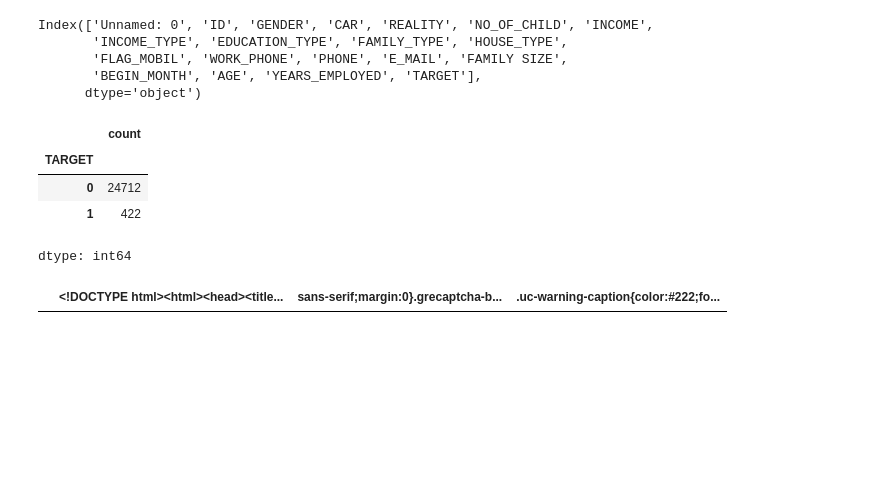
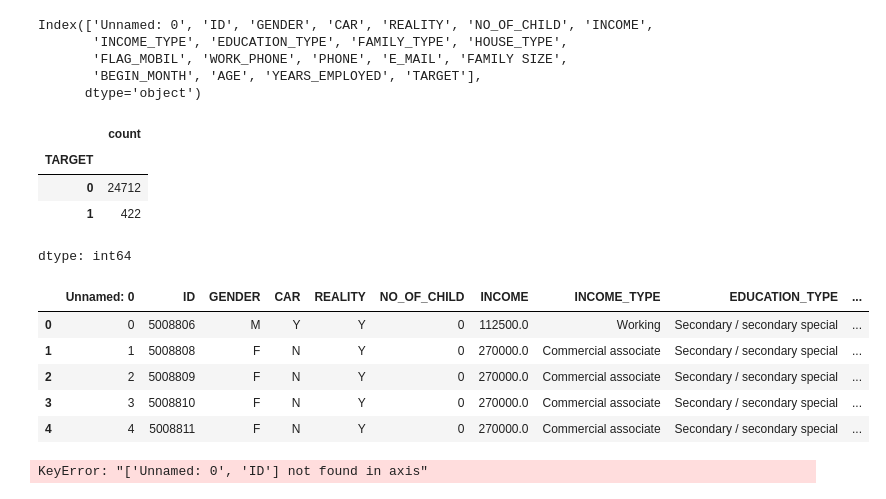
Before and after one commit to HarshGujarathi7/Data-Science-in-Finance--Independent-Study, a Jupyter notebook: Fraud_Detection_Data_Paper.ipynb, the cells around one changed output. Saved outputs shown, nothing was run; the diff lists cells and outputs as text; code cells hidden in the pictures; blank space fills up the shorter version.

```diff
--- a/Fraud_Detection_Data_Paper.ipynb
+++ b/Fraud_Detection_Data_Paper.ipynb
@@ -33,4 +36,13 @@ ds2_test = pd.read_csv("ds2_test.csv")
 # %%
-ds2_test.head()
+ds3.head()
 # %% [output]
-|  | <!DOCTYPE html><html><head><title... | sans-serif;margin:0}.grecaptcha-b... | .uc-warning-caption{color:#222;fo... |
+|  | Unnamed: 0 | ID | GENDER | CAR | REALITY | NO_OF_CHILD | INCOME | INCOME_TYPE | EDUCATION_TYPE | ... |
+| 0 | 0 | 5008806 | M | Y | Y | 0 | 112500.0 | Working | Secondary / secondary special | ... |
+| 1 | 1 | 5008808 | F | N | Y | 0 | 270000.0 | Commercial associate | Secondary / secondary special | ... |
+| 2 | 2 | 5008809 | F | N | Y | 0 | 270000.0 | Commercial associate | Secondary / secondary special | ... |
+| 3 | 3 | 5008810 | F | N | Y | 0 | 270000.0 | Commercial associate | Secondary / secondary special | ... |
+| 4 | 4 | 5008811 | F | N | Y | 0 | 270000.0 | Commercial associate | Secondary / secondary special | ... |
+# %%
+ds3 = ds3.drop(columns=['Unnamed: 0', 'ID','FLAG_MOBIL'])
+# %% [output]
+KeyError: "['Unnamed: 0', 'ID'] not found in axis"
```
Also changed, not shown: parts of 8 cells of this notebook.
